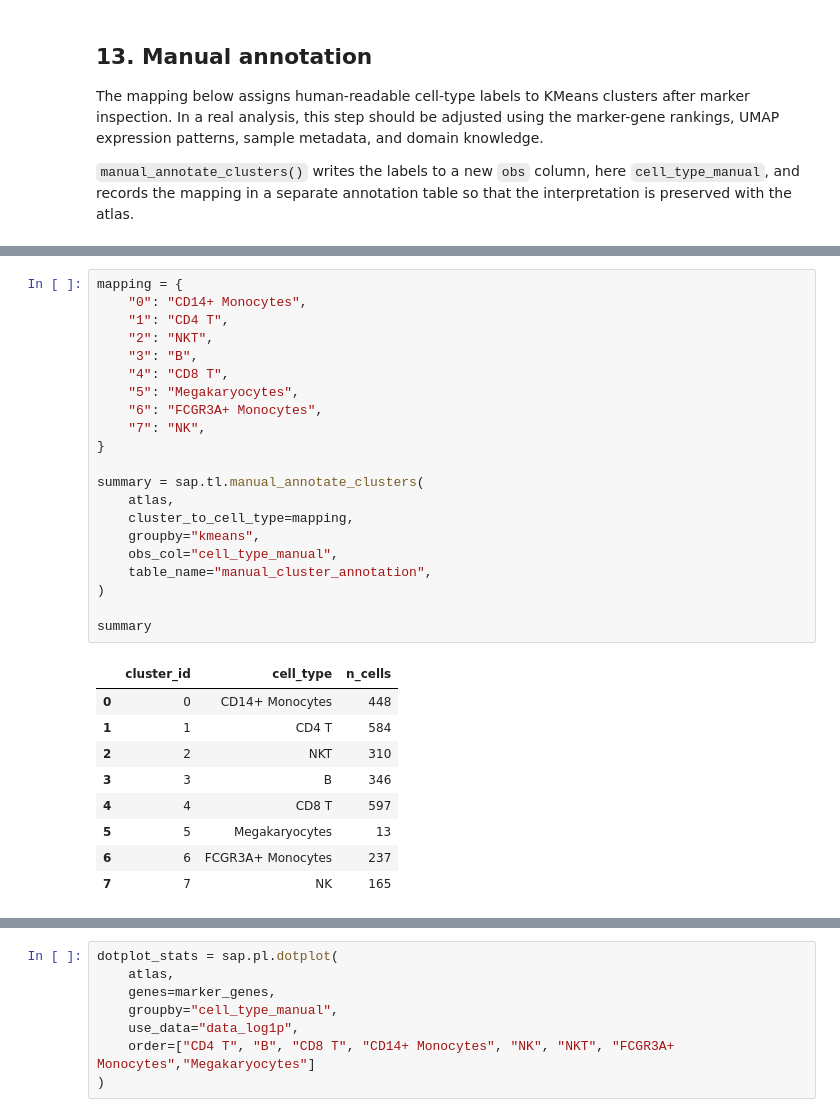
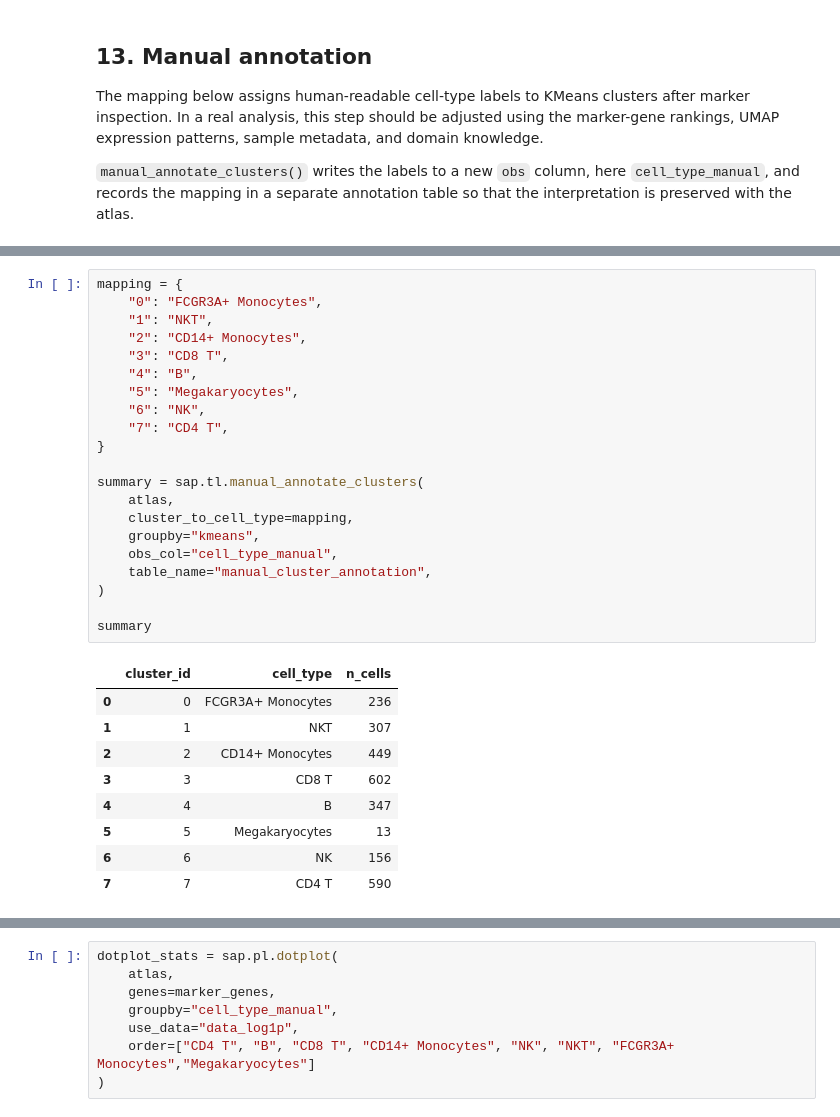
Before and after one commit to scAtlasPy/scAtlasPy, a Jupyter notebook: docs/tutorials/basic/basic_exploration.ipynb, the cells around one changed output, grey strips where cells are left out. Drawn from its saved outputs; the diff is of its cells as text.

```diff
--- a/docs/tutorials/basic/basic_exploration.ipynb
+++ b/docs/tutorials/basic/basic_exploration.ipynb
@@ -305,34 +321,34 @@ dotplot_stats = sap.pl.dotplot(
 # %%
 mapping = {
-    "0": "CD14+ Monocytes",
-    "1": "CD4 T",
-    "2": "NKT",
-    "3": "B",
-    "4": "CD8 T",
+    "0": "FCGR3A+ Monocytes",
+    "1": "NKT",
+    "2": "CD14+ Monocytes",
+    "3": "CD8 T",
+    "4": "B",
     "5": "Megakaryocytes",
-    "6": "FCGR3A+ Monocytes",
-    "7": "NK",
+    "6": "NK",
+    "7": "CD4 T",
 }
 
 summary = sap.tl.manual_annotate_clusters(
     atlas,
     cluster_to_cell_type=mapping,
     groupby="kmeans",
     obs_col="cell_type_manual",
     table_name="manual_cluster_annotation",
 )
 
 summary
 # %% [output]
 |  | cluster_id | cell_type | n_cells |
-| 0 | 0 | CD14+ Monocytes | 448 |
-| 1 | 1 | CD4 T | 584 |
-| 2 | 2 | NKT | 310 |
-| 3 | 3 | B | 346 |
-| 4 | 4 | CD8 T | 597 |
+| 0 | 0 | FCGR3A+ Monocytes | 236 |
+| 1 | 1 | NKT | 307 |
+| 2 | 2 | CD14+ Monocytes | 449 |
+| 3 | 3 | CD8 T | 602 |
+| 4 | 4 | B | 347 |
 | 5 | 5 | Megakaryocytes | 13 |
-| 6 | 6 | FCGR3A+ Monocytes | 237 |
-| 7 | 7 | NK | 165 |
+| 6 | 6 | NK | 156 |
+| 7 | 7 | CD4 T | 590 |
 # %%
 sap.pl.umap(
     atlas,
```
Also changed, not shown: parts of 12 cells of this notebook, 28 other files.
